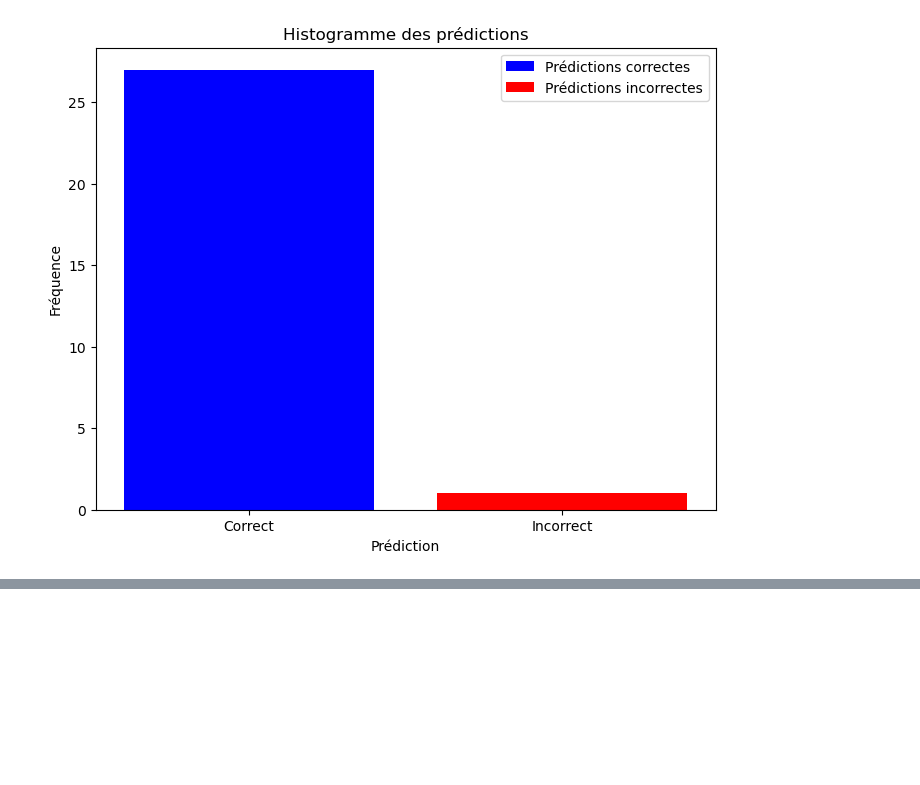
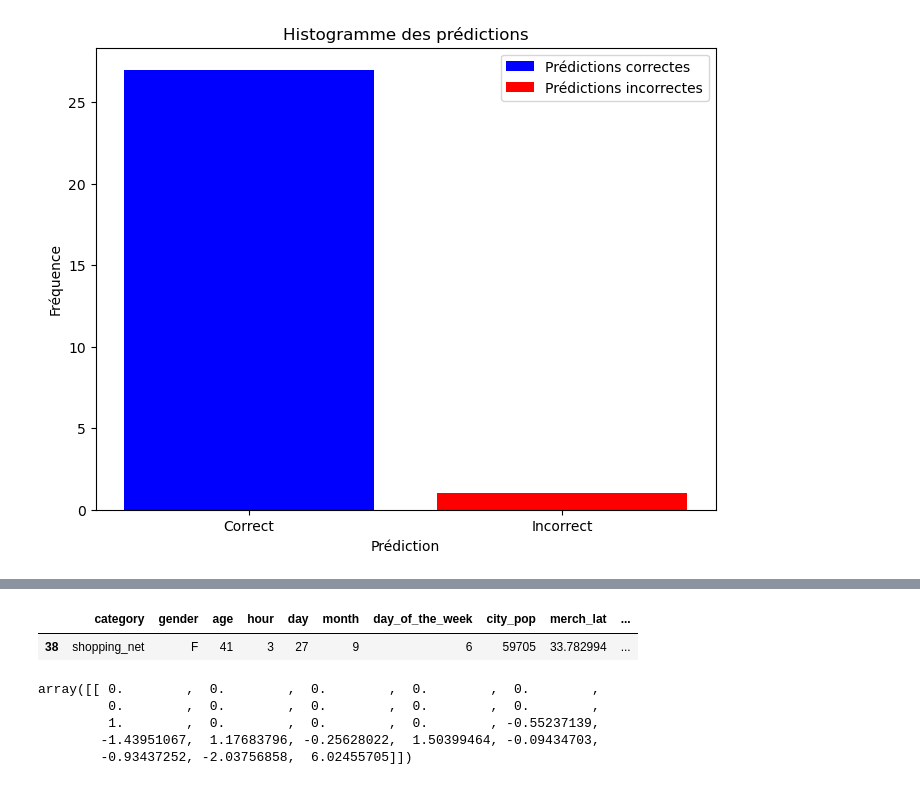
Before and after one commit to PierreSchickele/CC_Fraud_Prediction_ProjetFinal, a Jupyter notebook: Credit_Card_Fraud_Streamlit.ipynb, the cells around one changed output, grey strips where cells are left out. Saved outputs shown, nothing was run; the diff lists cells and outputs as text; code cells hidden in the pictures; blank space fills up the shorter version.

```diff
--- a/Credit_Card_Fraud_Streamlit.ipynb
+++ b/Credit_Card_Fraud_Streamlit.ipynb
@@ -334,0 +363,26 @@ plt.show()
+# %%
+pd.DataFrame(line).T
+# %% [output]
+|  | category | gender | age | hour | day | month | day_of_the_week | city_pop | merch_lat | ... |
+| 38 | shopping_net | F | 41 | 3 | 27 | 9 | 6 | 59705 | 33.782994 | ... |
+# %%
+def load_preprocessor():
+    with open('preprocess.pkl', 'rb') as f:
+        preprocessor = pickle.load(f)
+    return preprocessor
+
+preprocessor = load_preprocessor()
+
+line = test.iloc[38,:]
+
+line_df = pd.DataFrame(line).T
+
+line_pr = preprocessor.transform(line_df)
+
+line_pr[0:5]
+# %% [output]
+array([[ 0.        ,  0.        ,  0.        ,  0.        ,  0.        ,
+         0.        ,  0.        ,  0.        ,  0.        ,  0.        ,
+         1.        ,  0.        ,  0.        ,  0.        , -0.55237139,
+        -1.43951067,  1.17683796, -0.25628022,  1.50399464, -0.09434703,
+        -0.93437252, -2.03756858,  6.02455705]])
```
Also changed, not shown: parts of 3 cells of this notebook, 1 other file.
